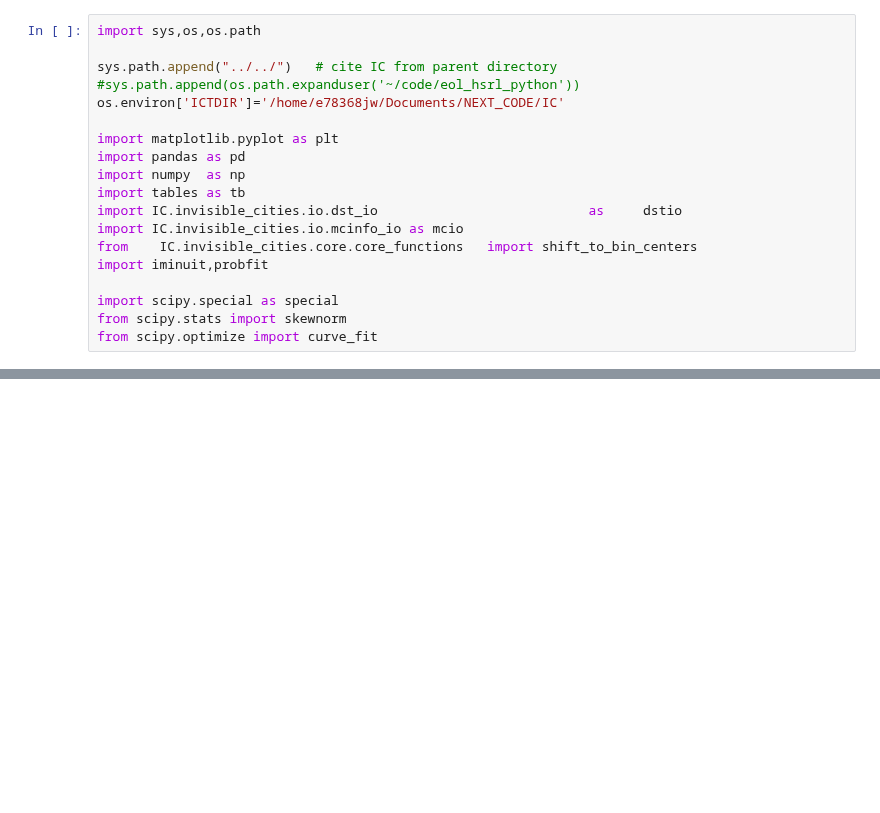
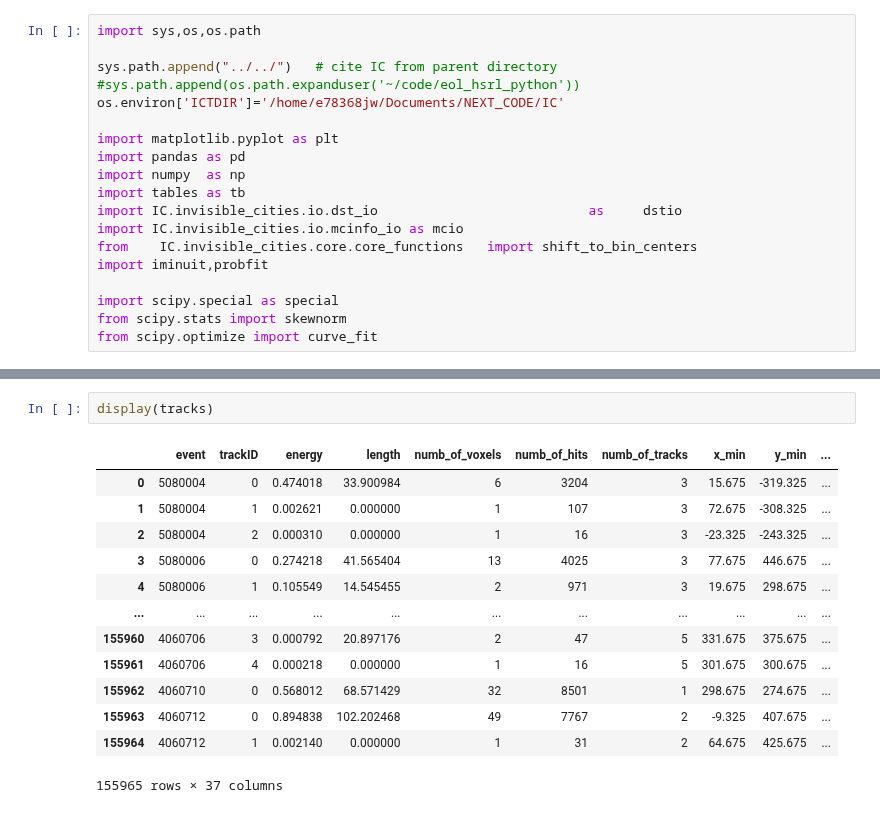
Before and after one commit to jwaiton/next_misc, a Jupyter notebook: Isaura_full_reco_work/isaura_file_tester.ipynb, the cells around one changed output, grey strips where cells are left out. Saved outputs shown, nothing was run; the diff lists cells and outputs as text; blank space fills up the shorter version.

```diff
--- a/Isaura_full_reco_work/isaura_file_tester.ipynb
+++ b/Isaura_full_reco_work/isaura_file_tester.ipynb
@@ -65,0 +126,16 @@ NotADirectoryError: [Errno 20] Not a directory: 'data/isaura_1_208Tl.h5'
+# %%
+display(tracks)
+# %% [output]
+|  | event | trackID | energy | length | numb_of_voxels | numb_of_hits | numb_of_tracks | x_min | y_min | ... |
+| 0 | 5080004 | 0 | 0.474018 | 33.900984 | 6 | 3204 | 3 | 15.675 | -319.325 | ... |
+| 1 | 5080004 | 1 | 0.002621 | 0.000000 | 1 | 107 | 3 | 72.675 | -308.325 | ... |
+| 2 | 5080004 | 2 | 0.000310 | 0.000000 | 1 | 16 | 3 | -23.325 | -243.325 | ... |
+| 3 | 5080006 | 0 | 0.274218 | 41.565404 | 13 | 4025 | 3 | 77.675 | 446.675 | ... |
+| 4 | 5080006 | 1 | 0.105549 | 14.545455 | 2 | 971 | 3 | 19.675 | 298.675 | ... |
+| ... | ... | ... | ... | ... | ... | ... | ... | ... | ... | ... |
+| 155960 | 4060706 | 3 | 0.000792 | 20.897176 | 2 | 47 | 5 | 331.675 | 375.675 | ... |
+| 155961 | 4060706 | 4 | 0.000218 | 0.000000 | 1 | 16 | 5 | 301.675 | 300.675 | ... |
+| 155962 | 4060710 | 0 | 0.568012 | 68.571429 | 32 | 8501 | 1 | 298.675 | 274.675 | ... |
+| 155963 | 4060712 | 0 | 0.894838 | 102.202468 | 49 | 7767 | 2 | -9.325 | 407.675 | ... |
+| 155964 | 4060712 | 1 | 0.002140 | 0.000000 | 1 | 31 | 2 | 64.675 | 425.675 | ... |
+155965 rows × 37 columns
```
Also changed, not shown: parts of 8 cells of this notebook, 1 other file.
